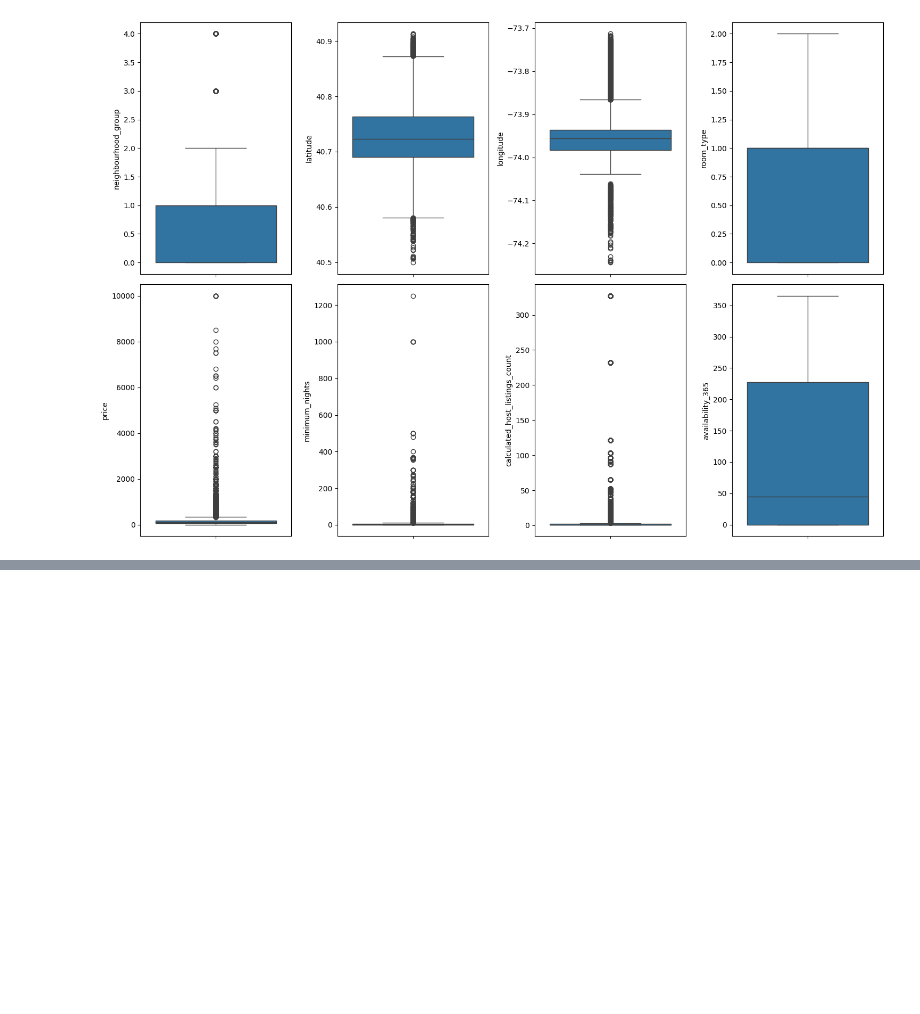
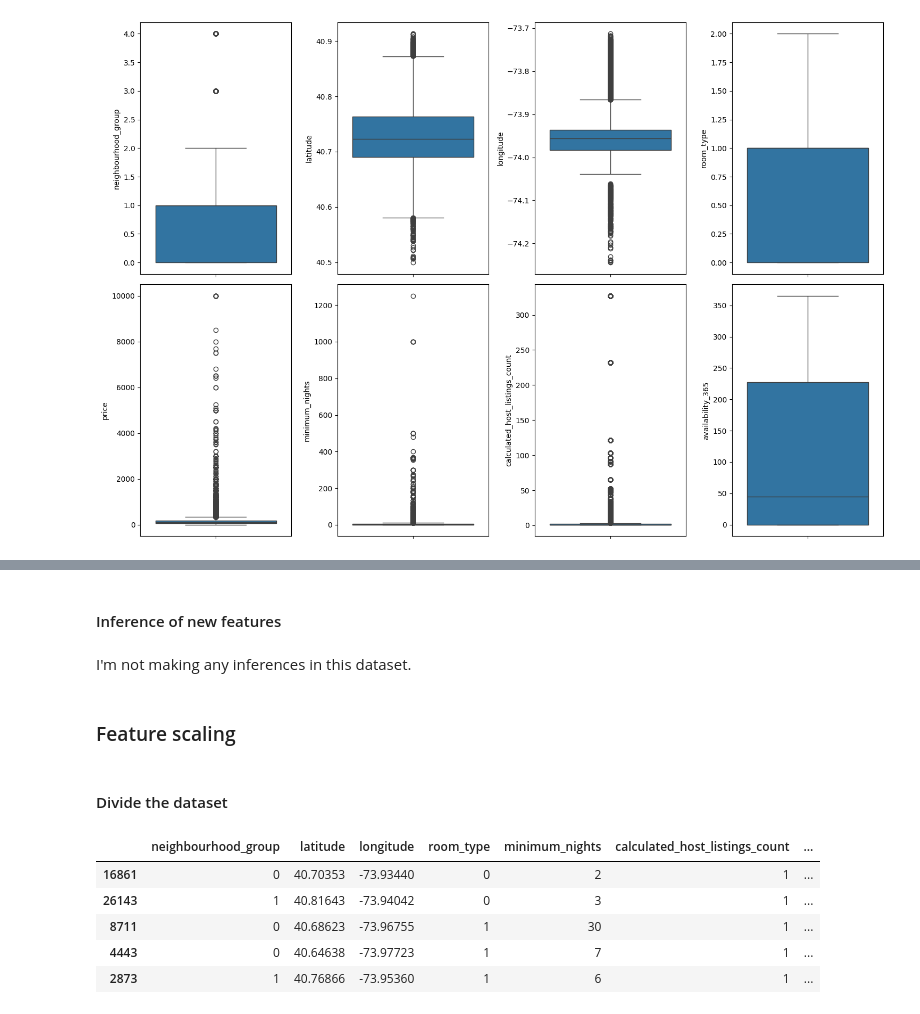
Before and after one commit to LAFG16/machine-learning-python-airbnb, a Jupyter notebook: src/explore.ipynb, the cells around one changed output, grey strips where cells are left out. Drawn from its saved outputs; the diff is of its cells as text; code cells hidden in the pictures; blank space fills up the shorter version.

```diff
--- a/src/explore.ipynb
+++ b/src/explore.ipynb
@@ -311 +381,26 @@ plt.show()
+# %% [markdown]
+#### Inference of new features
+# %% [markdown]
+I'm not making any inferences in this dataset.
+# %% [markdown]
+### Feature scaling
+# %% [markdown]
+#### Divide the dataset
+# %%
+from sklearn.model_selection import train_test_split
+
+# We divide the dataset into training and test samples.
+X = airbnb.drop("price", axis = 1)
+y = airbnb["price"]
+
+X_train, X_test, y_train, y_test = train_test_split(X, y, test_size = 0.2, random_state = 24)
+
+X_train.head()
+# %% [output]
+|  | neighbourhood_group | latitude | longitude | room_type | minimum_nights | calculated_host_listings_count | ... |
+| 16861 | 0 | 40.70353 | -73.93440 | 0 | 2 | 1 | ... |
+| 26143 | 1 | 40.81643 | -73.94042 | 0 | 3 | 1 | ... |
+| 8711 | 0 | 40.68623 | -73.96755 | 1 | 30 | 1 | ... |
+| 4443 | 0 | 40.64638 | -73.97723 | 1 | 7 | 1 | ... |
+| 2873 | 1 | 40.76866 | -73.95360 | 1 | 6 | 1 | ... |
 # %% [markdown]
```
Also changed, not shown: parts of 29 cells of this notebook, 2 other files.
